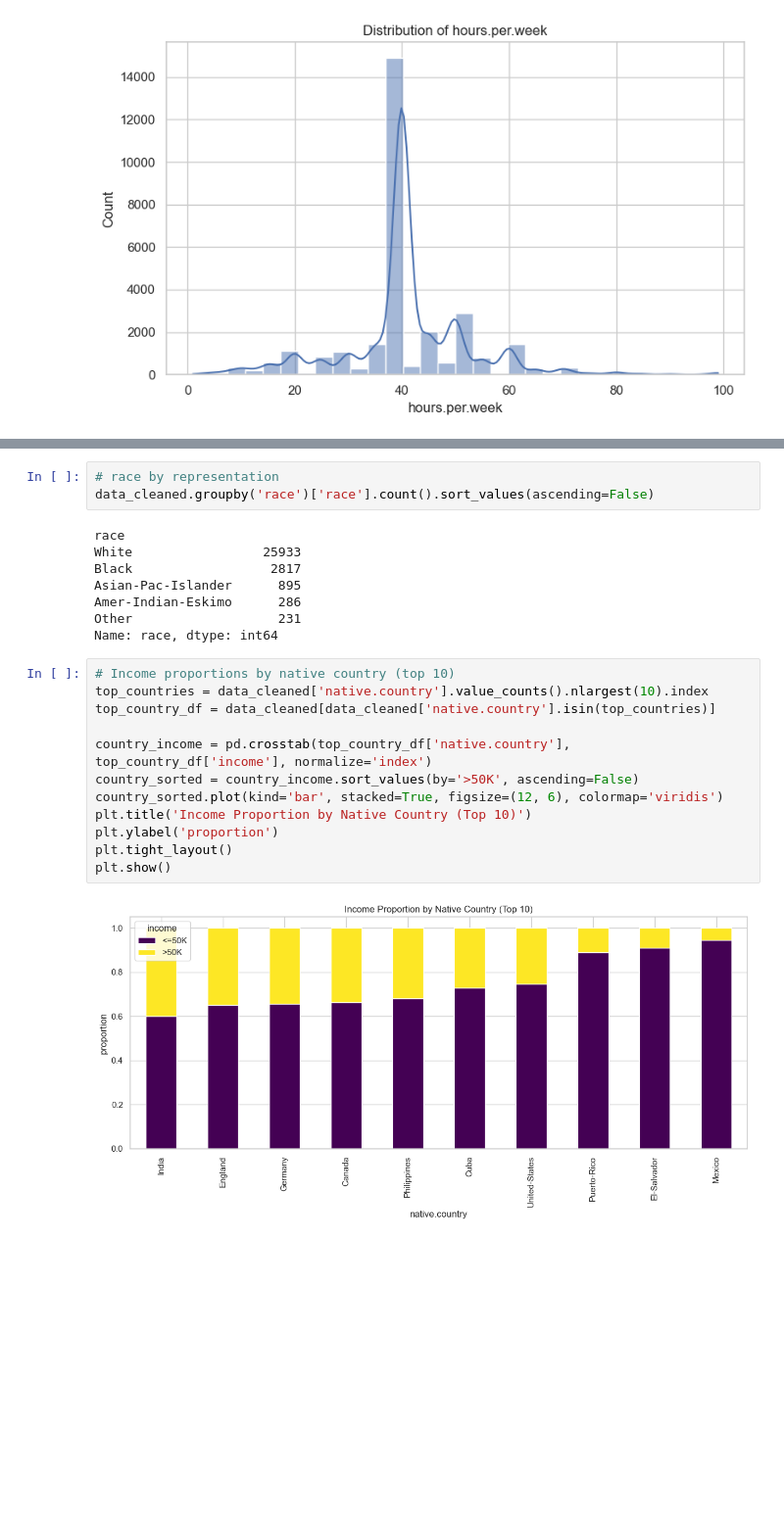
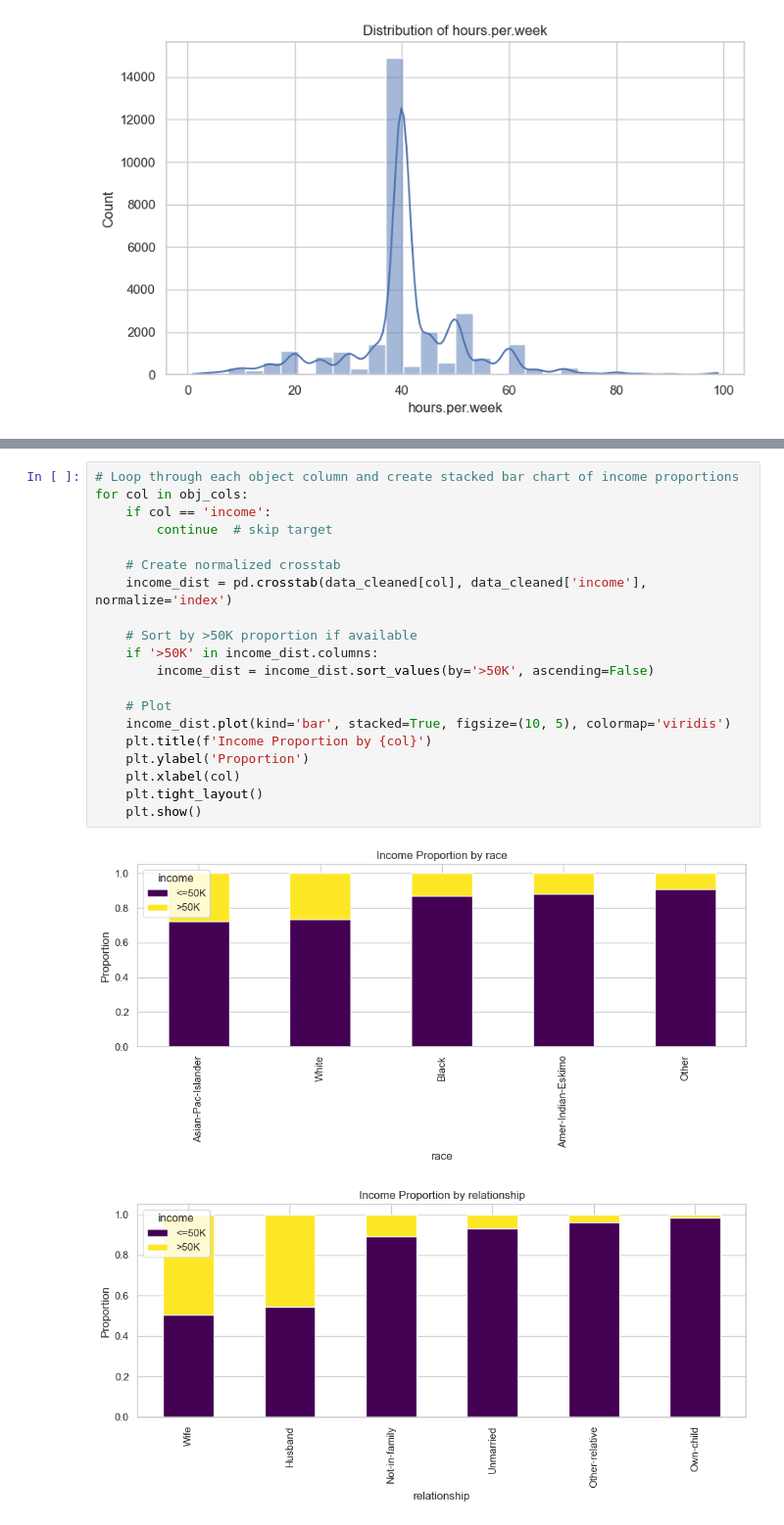
Before and after one commit to vijaivimu/SDS-CP034-incomeinsight, a Jupyter notebook: submissions/team-members/greg-gibson/notebooks/IncomeInsight-1-EDA.ipynb, the cells around one changed output, grey strips where cells are left out. Shown at 98% size. Saved outputs shown, nothing was run; the diff lists cells and outputs as text; blank space fills up the shorter version.

```diff
--- a/submissions/team-members/greg-gibson/notebooks/IncomeInsight-1-EDA.ipynb
+++ b/submissions/team-members/greg-gibson/notebooks/IncomeInsight-1-EDA.ipynb
@@ -303,25 +286,23 @@ plt.show()
-# %%
-# race by representation
-data_cleaned.groupby('race')['race'].count().sort_values(ascending=False)
-# %% [output]
-race
-White                 25933
-Black                  2817
-Asian-Pac-Islander      895
-Amer-Indian-Eskimo      286
-Other                   231
-Name: race, dtype: int64
-# %%
-# Income proportions by native country (top 10)
-top_countries = data_cleaned['native.country'].value_counts().nlargest(10).index
-top_country_df = data_cleaned[data_cleaned['native.country'].isin(top_countries)]
-
-country_income = pd.crosstab(top_country_df['native.country'], top_country_df['income'], normalize='index')
-country_sorted = country_income.sort_values(by='>50K', ascending=False)
-country_sorted.plot(kind='bar', stacked=True, figsize=(12, 6), colormap='viridis')
-plt.title('Income Proportion by Native Country (Top 10)')
-plt.ylabel('proportion')
-plt.tight_layout()
-plt.show()
-# %% [output]
-[figure, removed]
+# %%
+# Loop through each object column and create stacked bar chart of income proportions
+for col in obj_cols:
+    if col == 'income':
+        continue  # skip target
+
+    # Create normalized crosstab
+    income_dist = pd.crosstab(data_cleaned[col], data_cleaned['income'], normalize='index')
+
+    # Sort by >50K proportion if available
+    if '>50K' in income_dist.columns:
+        income_dist = income_dist.sort_values(by='>50K', ascending=False)
+
+    # Plot
+    income_dist.plot(kind='bar', stacked=True, figsize=(10, 5), colormap='viridis')
+    plt.title(f'Income Proportion by {col}')
+    plt.ylabel('Proportion')
+    plt.xlabel(col)
+    plt.tight_layout()
+    plt.show()
+# %% [output]
+[figure, added]
+[figure, added]
```
Also changed, not shown: parts of 40 cells of this notebook, 3 other files.
